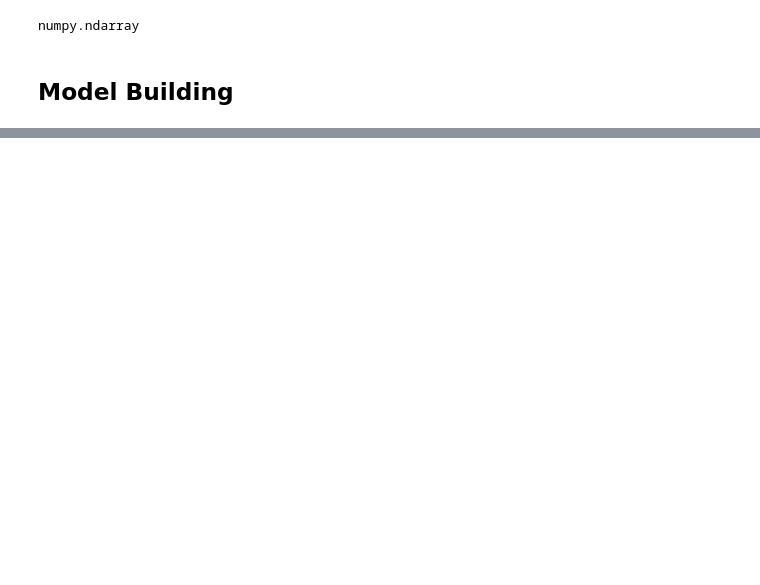
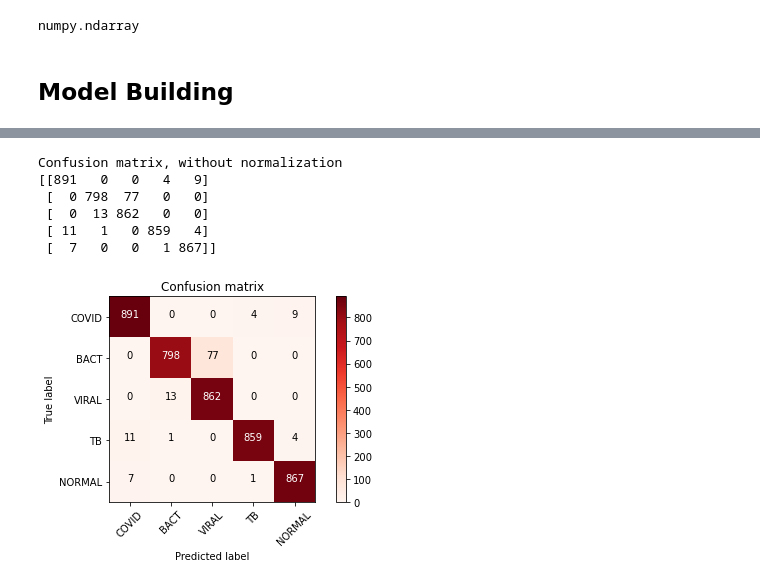
Before and after one commit to Azariagmt/pulmonary-disorder-detection-using-x-ray-images, a Jupyter notebook: notebooks/ResNet101V2.ipynb, the cells around one changed output, grey strips where cells are left out. Drawn from its saved outputs; the diff is of its cells as text; code cells hidden in the pictures; blank space fills up the shorter version.

```diff
--- a/notebooks/ResNet101V2.ipynb
+++ b/notebooks/ResNet101V2.ipynb
@@ -102,0 +119,13 @@ history = model.fit(X_train, y_train,validation_data=(X_test, y_test), epochs=8,
+# %%
+predictions = model.predict(X_test).argmax(axis=1)
+cm = confusion_matrix(y_test, predictions)
+# %%
+plot_confusion_matrix(cm, ["COVID" ,"BACT", "VIRAL", "TB", "NORMAL"])
+# %% [output]
+Confusion matrix, without normalization
+[[891   0   0   4   9]
+ [  0 798  77   0   0]
+ [  0  13 862   0   0]
+ [ 11   1   0 859   4]
+ [  7   0   0   1 867]]
+[figure, added]
```
Also changed, not shown: parts of 13 cells of this notebook.
